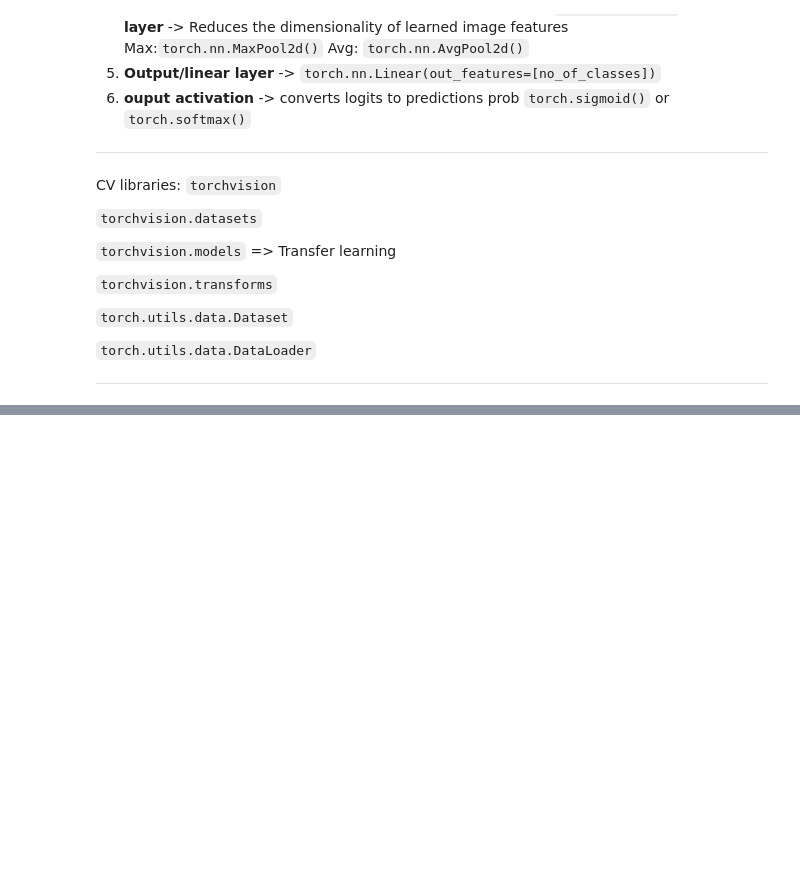
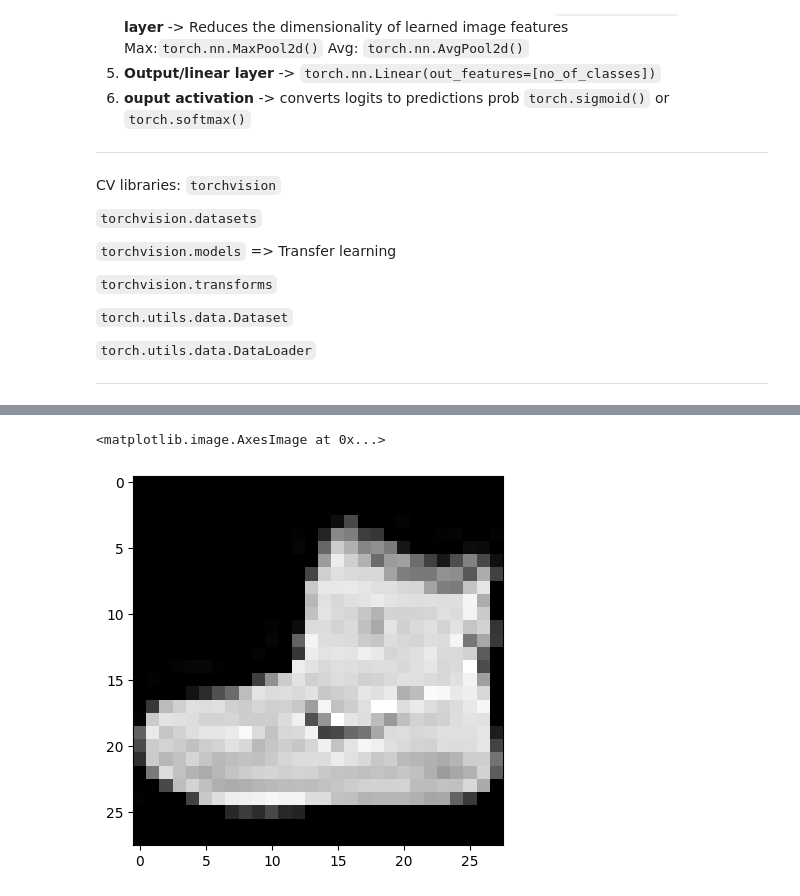
Before and after one commit to therealshai/Pytorch-notebooks, a Jupyter notebook: 03_pytorch_CV.ipynb, the cells around one changed output, grey strips where cells are left out. Cells and saved outputs as stored; diff of their text form; code cells hidden in the pictures; blank space fills up the shorter version.

```diff
--- a/03_pytorch_CV.ipynb
+++ b/03_pytorch_CV.ipynb
@@ -75,0 +198,5 @@ from torchvision.datasets import FashionMNIST
+# %%
+plt.imshow(image.squeeze(),cmap="gray")
+# %% [output]
+<matplotlib.image.AxesImage at 0x...>
+[figure, added]
```
Also changed, not shown: parts of 27 cells of this notebook.
